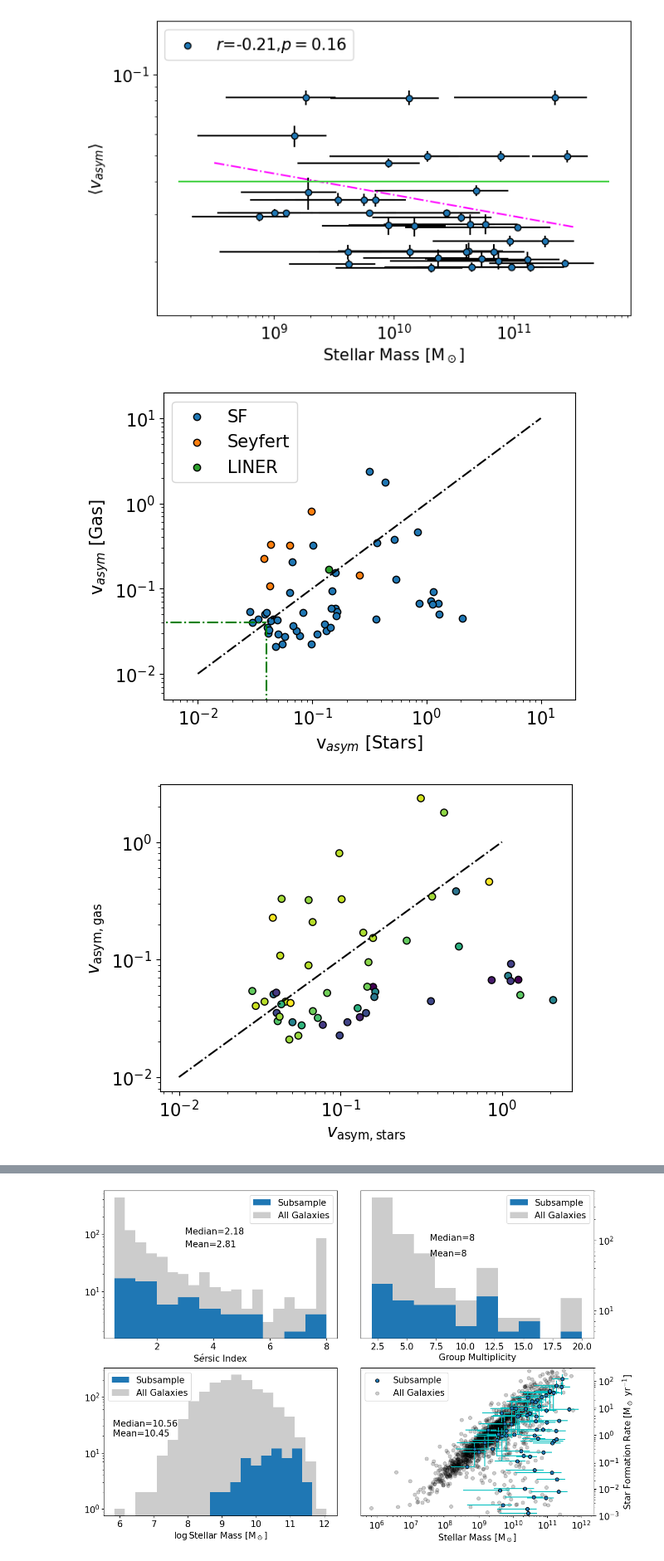
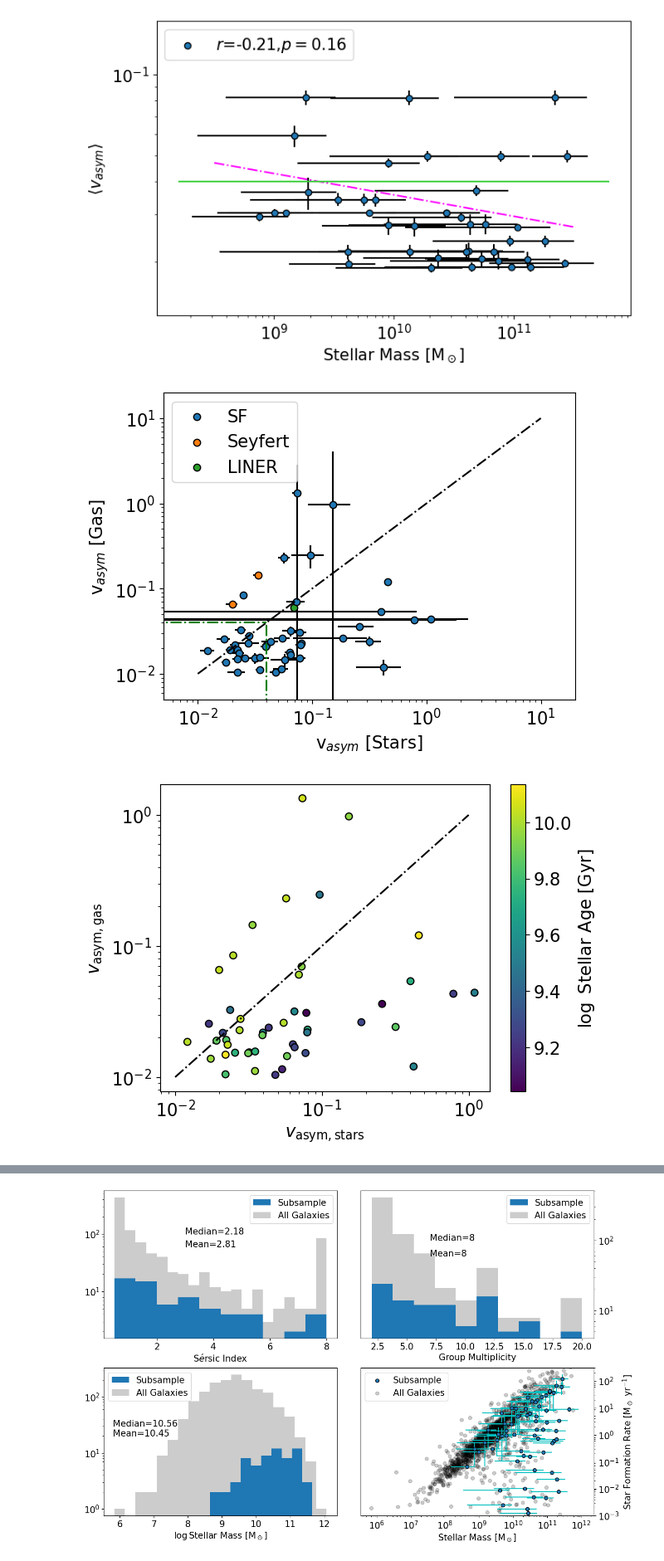
Before and after one commit to r-bagge/MAGPI_kinematics, a Jupyter notebook: plots_n_stuff.ipynb, the cells around one changed output, grey strips where cells are left out. Shown at 83% size. Cells and saved outputs as stored; diff of their text form; code cells hidden in the pictures.

```diff
--- a/plots_n_stuff.ipynb
+++ b/plots_n_stuff.ipynb
@@ -248,7 +215,7 @@ plt.savefig("MAGPI_Emission_Lines/plots/old_plots/v_asym-stellar-mass.pdf",bbox_
 # %% [output]
 [figure]
 # %%
-file = pd.read_csv("MAGPI_csv/MAGPI_kinemetry_sample_no_err.csv")
+file = pd.read_csv("MAGPI_csv/MAGPI_kinemetry_sample.csv")
 #file = file[file["v_asym_stars"tars"]/file["v_asym_stars_err"]>3]
 #file = file[file["v_asym_stars"]/file["v_asym_stars_err"]>3]
 #file = file[file["v_asym_gas"]/file["v_asym_gas_err"]>3]
@@ -258,11 +225,11 @@ sy = file[file["MAGPIID"].isin(bpt[bpt["type(sf=1, sy=2, ln=3) SII"]==2]["MAGPII
 ln = file[file["MAGPIID"].isin(bpt[bpt["type(sf=1, sy=2, ln=3) SII"]==3]["MAGPIID"])]
 comp = file[file["MAGPIID"].isin(bpt[bpt["type(sf+AGN=0, sf=1, sy=2, ln=3)"]==0]["MAGPIID"])]
 fig,ax = plt.subplots()
-ax.scatter(sf["v_asym_stars"],sf["v_asym_gas"],label="SF",ec="k",zorder=2)
-ax.scatter(sy["v_asym_stars"],sy["v_asym_gas"],label="Seyfert",ec="k",zorder=2)
-ax.errorbar(sf["v_asym_stars"],sf["v_asym_gas"],xerr=sf['v_asym_stars_err'],yerr=sf["v_asym_gas_err"],fmt='.k',zorder=1)
-ax.errorbar(sy["v_asym_stars"],sy["v_asym_gas"],xerr=sy['v_asym_stars_err'],yerr=sy["v_asym_gas_err"],fmt='.k',zorder=1)
-ax.scatter(ln["v_asym_stars"],ln["v_asym_gas"],label="LINER",ec="k")
+ax.scatter(sf["v_asym_s"],sf["v_asym_g"],label="SF",ec="k",zorder=2)
+ax.scatter(sy["v_asym_s"],sy["v_asym_g"],label="Seyfert",ec="k",zorder=2)
+ax.errorbar(sf["v_asym_s"],sf["v_asym_g"],xerr=sf['v_asym_s_err'],yerr=sf["v_asym_g_err"],fmt='.k',zorder=1)
+ax.errorbar(sy["v_asym_s"],sy["v_asym_g"],xerr=sy['v_asym_s_err'],yerr=sy["v_asym_g_err"],fmt='.k',zorder=1)
+ax.scatter(ln["v_asym_s"],ln["v_asym_g"],label="LINER",ec="k")
 # ax.scatter(comp["v_asym_stars"],comp["v_asym_gas"],label="Comp",ec="k",zorder=2)
 # ax.errorbar(comp["v_asym_stars"],comp["v_asym_gas"],xerr=comp['v_asym_stars_err'],yerr=comp["v_asym_gas_err"],fmt='.k',zorder=1)
 # ax.scatter(file["v_asym_stars"][bpt["type(sf+AGN=0, sf=1, sy=2, ln=3)"]==2],file["v_asym_gas"][bpt["type(sf+AGN=0, sf=1, sy=2, ln=3)"]==2],label="Seyfert",ec="k")
@@ -280,21 +247,22 @@ ax.set_ylim(10**(-2.3),10**(1.3))
 ax.legend()
 plt.savefig("plots/SF_AGN_gas_vs_stars.pdf",bbox_inches="tight")
 # %% [output]
-[figure, old version]
+[figure, new version]
 # %%
-file = pd.read_csv("MAGPI_csv/MAGPI_kinemetry_sample_no_err.csv")
+file = pd.read_csv("MAGPI_csv/MAGPI_kinemetry_sample.csv")
 stellar_pop = pd.read_csv("MAGPI_stellar_pops/MAGPI_ApertureSpectra_StellarPops_V1.0_SPV.csv")
 stellar_pop = stellar_pop[stellar_pop["MAGPIID"].isin(file["MAGPIID"])]
 fig,ax = plt.subplots()
-ax.scatter(file["v_asym_stars"],file["v_asym_gas"],c=stellar_pop["logage_MW_2re"],ec='k')
+p=ax.scatter(file["v_asym_s"],file["v_asym_g"],c=stellar_pop["logage_MW_2re"],ec='k')
 ax.plot(np.logspace(-2,0),np.logspace(-2,0),ls="dashdot",c="k")
 ax.set_xscale("log")
 ax.set_yscale("log")
 ax.set_xlabel(r"$v_{\rm asym,stars}$")
 ax.set_ylabel(r"$v_{\rm asym, gas}$")
+plt.colorbar(p,ax=ax,label=r"$\log$ Stellar Age [Gyr]")
 plt.show()
 # %% [output]
-[figure, old version]
+[figure, new version]
 # %%
 file = pd.read_csv("MAGPI_csv/MAGPI_kinemetry_sample.csv")
 file = file[file["v_asym_s"]/file["v_asym_s_err"]>3]
```
Also changed, not shown: parts of 21 cells of this notebook, 2 other files.
